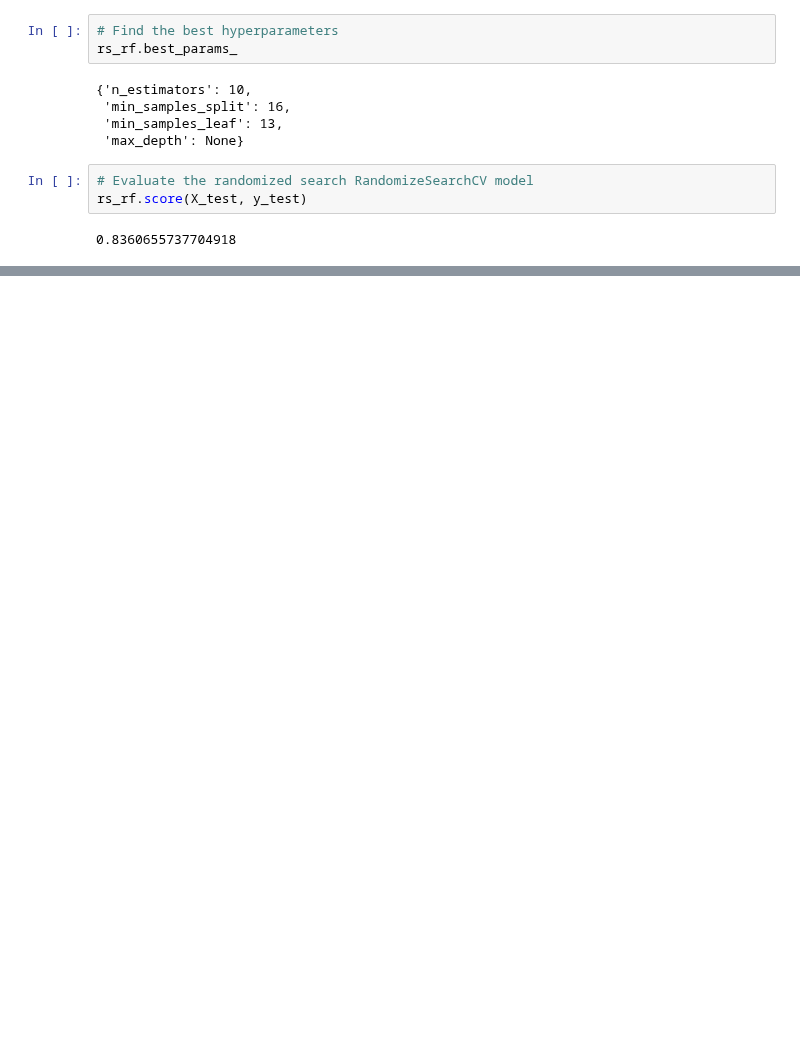
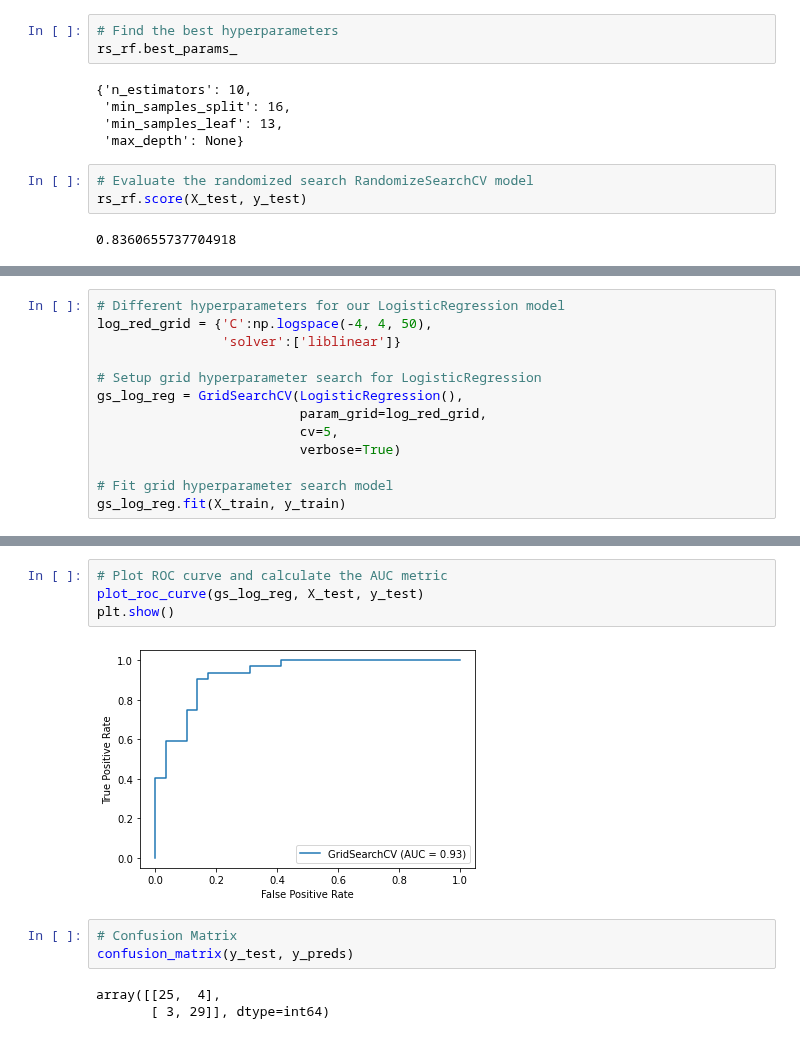
Before and after one commit to JavierMedel/ZM-Machine-Learning, a Jupyter notebook: Section-04-ml-projects/10-end-to-end-heart-disease-classification.ipynb, the cells around one changed output, grey strips where cells are left out. Cells and saved outputs as stored; diff of their text form; blank space fills up the shorter version.

```diff
--- a/Section-04-ml-projects/10-end-to-end-heart-disease-classification.ipynb
+++ b/Section-04-ml-projects/10-end-to-end-heart-disease-classification.ipynb
@@ -566,0 +571,13 @@ rs_rf.score(X_test, y_test)
+# %%
+# Different hyperparameters for our LogisticRegression model
+log_red_grid = {'C':np.logspace(-4, 4, 50),
+                'solver':['liblinear']}
+
+# Setup grid hyperparameter search for LogisticRegression
+gs_log_reg = GridSearchCV(LogisticRegression(),
+                          param_grid=log_red_grid,
+                          cv=5,
+                          verbose=True)
+
+# Fit grid hyperparameter search model
+gs_log_reg.fit(X_train, y_train)
@@ -566,0 +648,12 @@ rs_rf.score(X_test, y_test)
+# %%
+# Plot ROC curve and calculate the AUC metric
+plot_roc_curve(gs_log_reg, X_test, y_test)
+plt.show()
+# %% [output]
+[figure, added]
+# %%
+# Confusion Matrix
+confusion_matrix(y_test, y_preds)
+# %% [output]
+array([[25,  4],
+       [ 3, 29]], dtype=int64)
```
Also changed, not shown: parts of 28 cells of this notebook.
